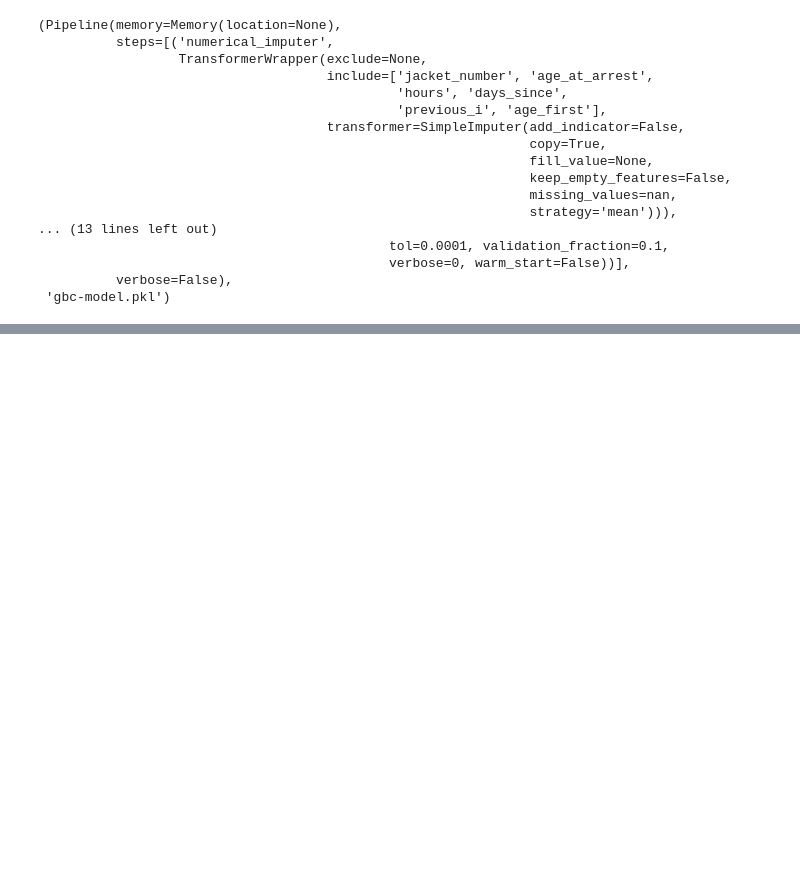
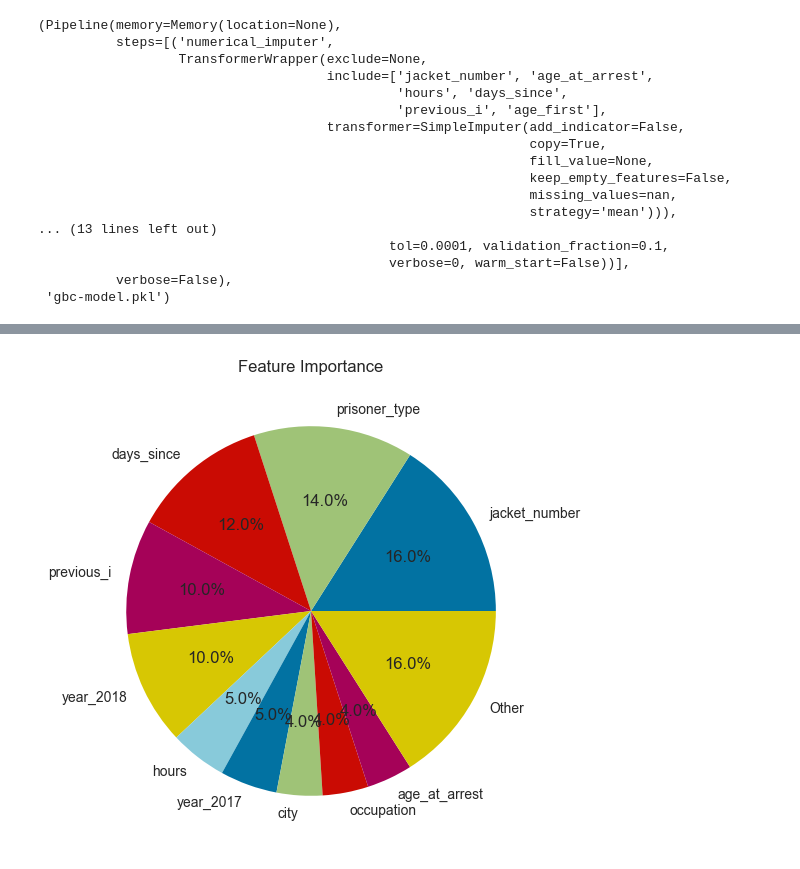
Before and after one commit to UIUC-DSC/Members-Only, a Jupyter notebook: model2.ipynb, the cells around one changed output, grey strips where cells are left out. Saved outputs shown, nothing was run; the diff lists cells and outputs as text; code cells hidden in the pictures; blank space fills up the shorter version.

```diff
--- a/model2.ipynb
+++ b/model2.ipynb
@@ -218,0 +234,13 @@ Similarity between 'r' and 'prediction_mapped': 0.7265275707898659
+# %%
+import matplotlib.pyplot as plt
+
+data = {'Category': ['jacket_number', 'prisoner_type', 'days_since', 'previous_i', 'year_2018', 'hours', 'year_2017', 'city', 'occupation', 'age_at_arrest', 'Other'],
+        'Values': [16, 14, 12, 10, 10, 5, 5, 4, 4, 4, 16]}
+df = pd.DataFrame(data)
+
+plt.figure(figsize=(8, 6))
+plt.pie(df['Values'], labels=df['Category'], autopct='%1.1f%%')
+plt.title('Feature Importance')
+plt.show()
+# %% [output]
+[figure, added]
```
Also changed, not shown: parts of 14 cells of this notebook, 1 other file.
